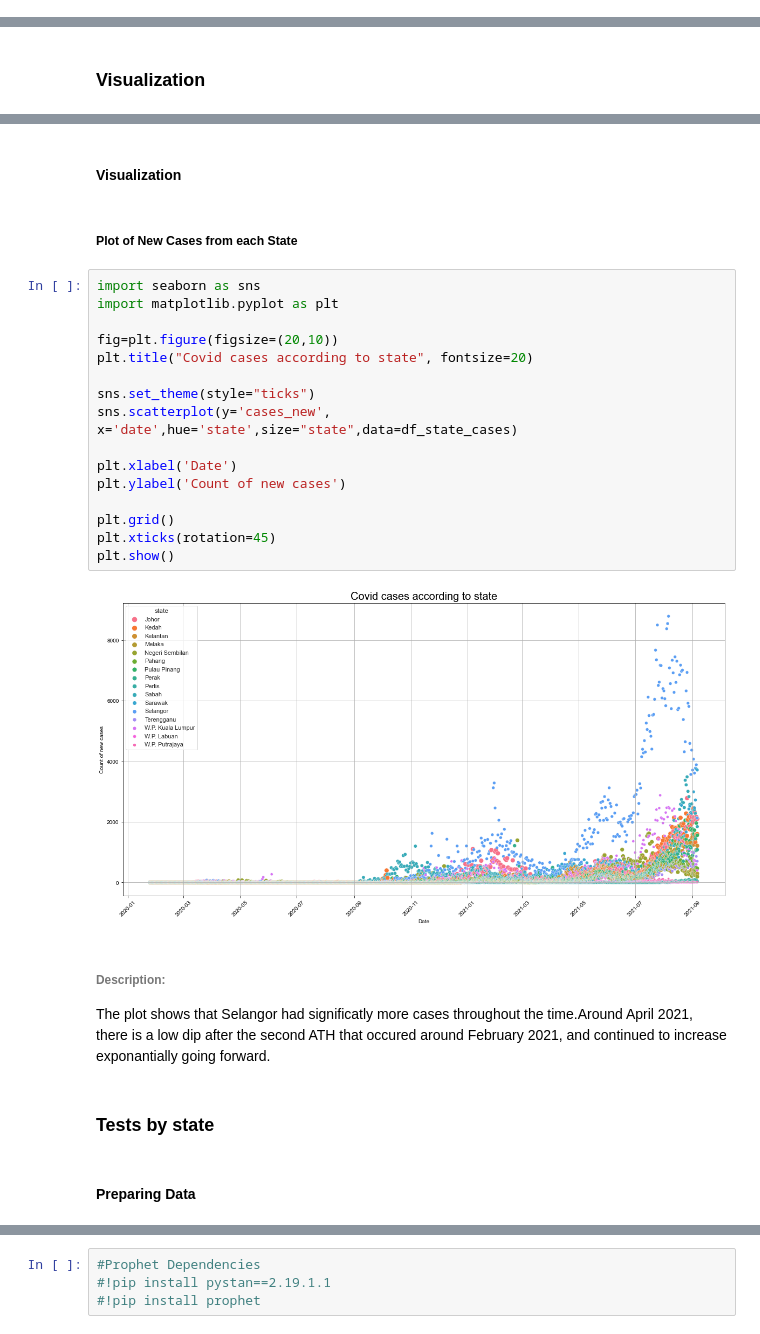
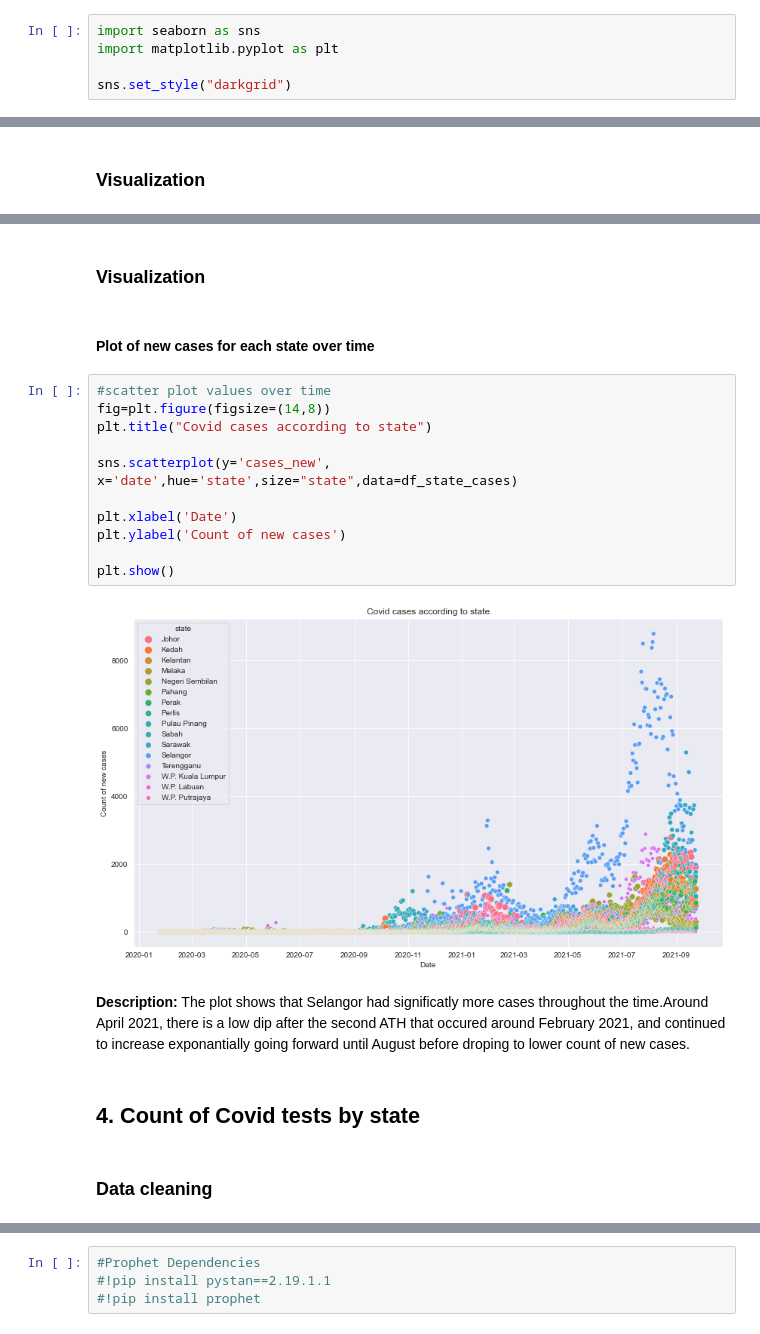
Before and after one commit to ameerhaziq20/data-science-portfolio, a Jupyter notebook: Malaysia_COVID_19_Cases_Analysis_and_Prediction/Malaysia_COVID_19_Cases_Analysis.ipynb, the cells around one changed output, grey strips where cells are left out. Cells and saved outputs as stored; diff of their text form.

```diff
--- a/Malaysia_COVID_19_Cases_Analysis_and_Prediction/Malaysia_COVID_19_Cases_Analysis.ipynb
+++ b/Malaysia_COVID_19_Cases_Analysis_and_Prediction/Malaysia_COVID_19_Cases_Analysis.ipynb
@@ -256,3 +258,8 @@ cleaned_df.sort_values(by='date',ascending=True)
 # %% [markdown]
 ### Visualization
+# %%
+import seaborn as sns
+import matplotlib.pyplot as plt
+
+sns.set_style("darkgrid")
 # %% [markdown]
@@ -523,31 +504,28 @@ cases_recovered    160
 dtype: int64
 # %% [markdown]
-#### Visualization
+### Visualization
 # %% [markdown]
-##### Plot of New Cases from each State
+<a id='state_case_plot'></a>
+#### Plot of new cases for each state over time
 # %%
-import seaborn as sns
-import matplotlib.pyplot as plt
+#scatter plot values over time
+fig=plt.figure(figsize=(14,8))
+plt.title("Covid cases according to state")
 
-fig=plt.figure(figsize=(20,10))
-plt.title("Covid cases according to state", fontsize=20)
-
-sns.set_theme(style="ticks")
 sns.scatterplot(y='cases_new', x='date',hue='state',size="state",data=df_state_cases)
 
 plt.xlabel('Date')
 plt.ylabel('Count of new cases')
 
-plt.grid()
-plt.xticks(rotation=45)
 plt.show()
 # %% [output]
-[figure, old version]
+[figure, new version]
 # %% [markdown]
-###### Description:
-The plot shows that Selangor had significatly more cases throughout the time.Around April 2021, there is a low dip after the second ATH that occured around February 2021, and continued to increase exponantially going forward.
+**Description:** The plot shows that Selangor had significatly more cases throughout the time.Around April 2021, there is a low dip after the second ATH that occured around February 2021, and continued to increase exponantially going forward until August before droping to lower count of new cases.
 # %% [markdown]
-### Tests by state
+<a id='test_state'></a>
+## 4. Count of Covid tests by state
 # %% [markdown]
-#### Preparing Data
+<a id='test_state_c'></a>
+### Data cleaning
 # %%
```
Also changed, not shown: parts of 131 cells of this notebook, 4 other files.
